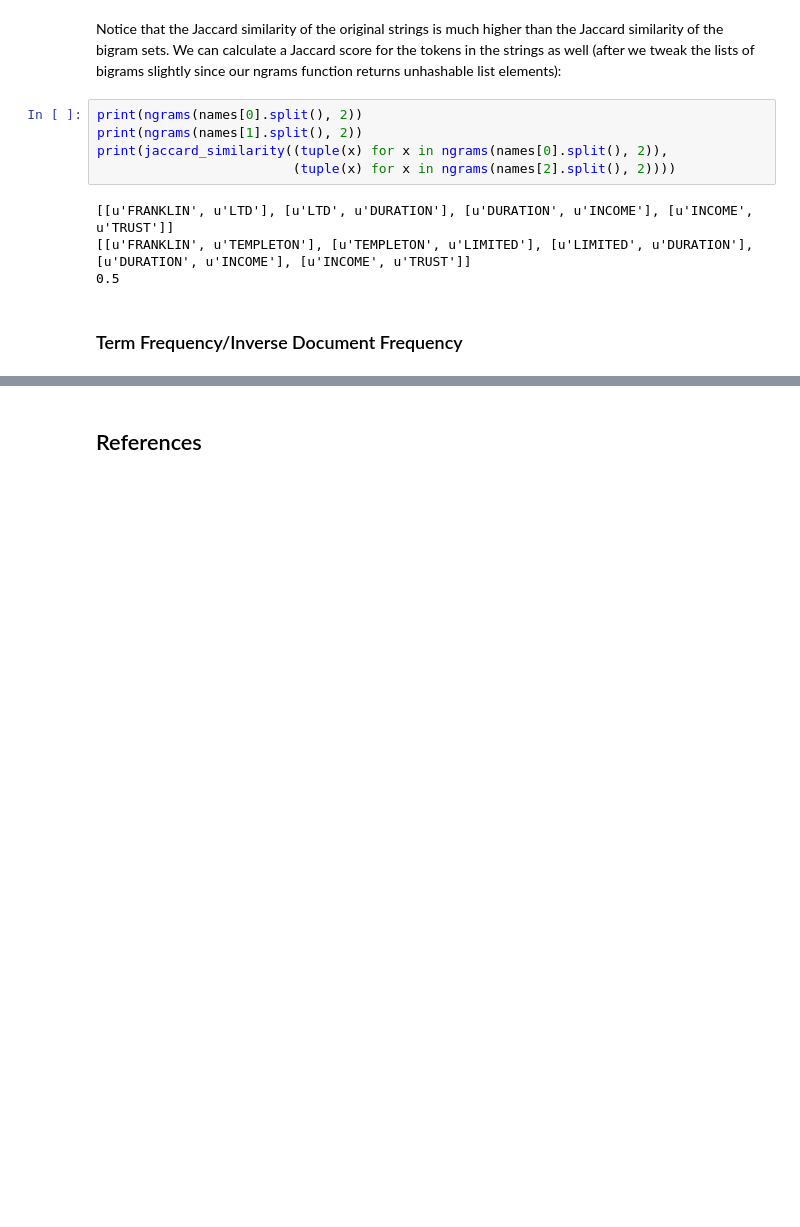
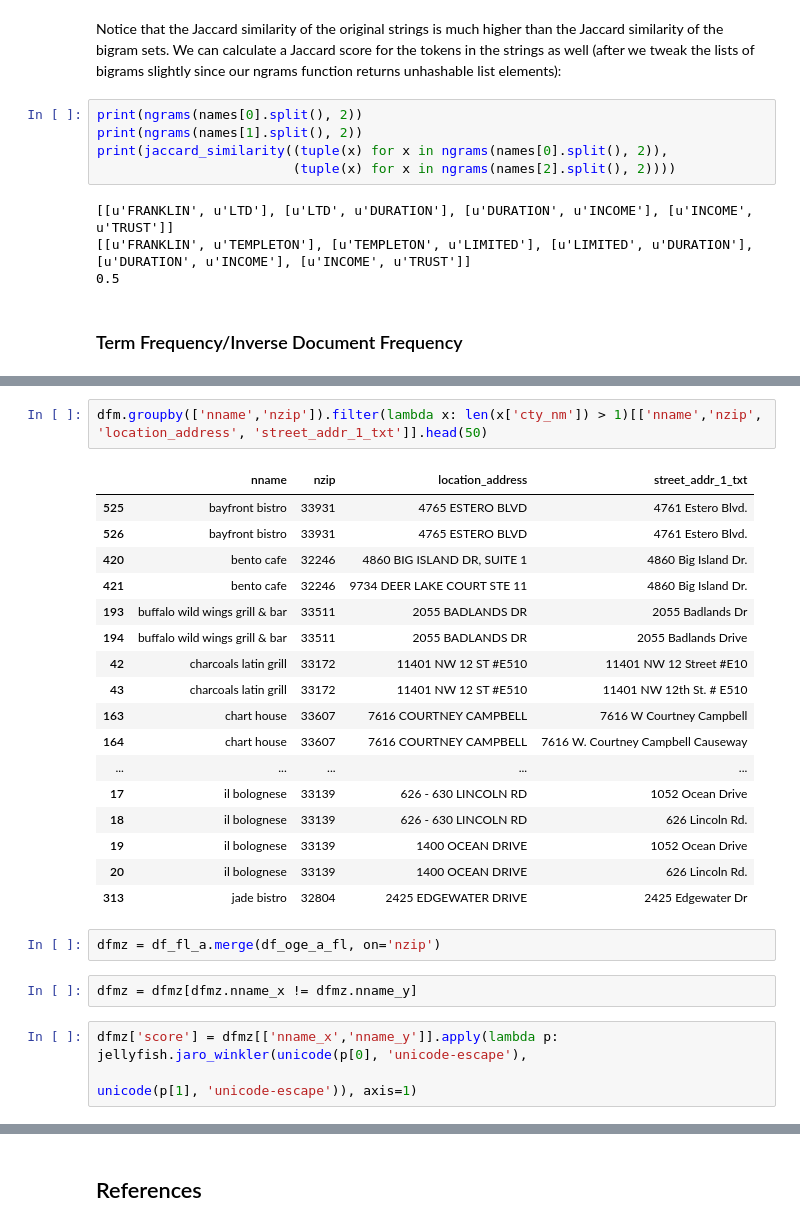
Before and after one commit to mikemull/Notebooks, a Jupyter notebook: Matching.ipynb, the cells around one changed output, grey strips where cells are left out. Saved outputs shown, nothing was run; the diff lists cells and outputs as text; blank space fills up the shorter version.

```diff
--- a/Matching.ipynb
+++ b/Matching.ipynb
@@ -270,0 +416,27 @@ print(jaccard_similarity((tuple(x) for x in ngrams(names[0].split(), 2)),
+# %%
+dfm.groupby(['nname','nzip']).filter(lambda x: len(x['cty_nm']) > 1)[['nname','nzip', 'location_address', 'street_addr_1_txt']].head(50)
+# %% [output]
+|  | nname | nzip | location_address | street_addr_1_txt |
+| 525 | bayfront bistro | 33931 | 4765 ESTERO BLVD | 4761 Estero Blvd. |
+| 526 | bayfront bistro | 33931 | 4765 ESTERO BLVD | 4761 Estero Blvd. |
+| 420 | bento cafe | 32246 | 4860 BIG ISLAND DR, SUITE 1 | 4860 Big Island Dr. |
+| 421 | bento cafe | 32246 | 9734 DEER LAKE COURT STE 11 | 4860 Big Island Dr. |
+| 193 | buffalo wild wings grill & bar | 33511 | 2055 BADLANDS DR | 2055 Badlands Dr |
+| 194 | buffalo wild wings grill & bar | 33511 | 2055 BADLANDS DR | 2055 Badlands Drive |
+| 42 | charcoals latin grill | 33172 | 11401 NW 12 ST #E510 | 11401 NW 12 Street #E10 |
+| 43 | charcoals latin grill | 33172 | 11401 NW 12 ST #E510 | 11401 NW 12th St. # E510 |
+| 163 | chart house | 33607 | 7616 COURTNEY CAMPBELL | 7616 W Courtney Campbell |
+| 164 | chart house | 33607 | 7616 COURTNEY CAMPBELL | 7616 W. Courtney Campbell Causeway |
+| ... | ... | ... | ... | ... |
+| 17 | il bolognese | 33139 | 626 - 630 LINCOLN RD | 1052 Ocean Drive |
+| 18 | il bolognese | 33139 | 626 - 630 LINCOLN RD | 626 Lincoln Rd. |
+| 19 | il bolognese | 33139 | 1400 OCEAN DRIVE | 1052 Ocean Drive |
+| 20 | il bolognese | 33139 | 1400 OCEAN DRIVE | 626 Lincoln Rd. |
+| 313 | jade bistro | 32804 | 2425 EDGEWATER DRIVE | 2425 Edgewater Dr |
+# %%
+dfmz = df_fl_a.merge(df_oge_a_fl, on='nzip')
+# %%
+dfmz = dfmz[dfmz.nname_x != dfmz.nname_y]
+# %%
+dfmz['score'] = dfmz[['nname_x','nname_y']].apply(lambda p: jellyfish.jaro_winkler(unicode(p[0], 'unicode-escape'),
+                                                                                   unicode(p[1], 'unicode-escape')), axis=1)
```
Also changed, not shown: parts of 24 cells of this notebook, 2 other files.
